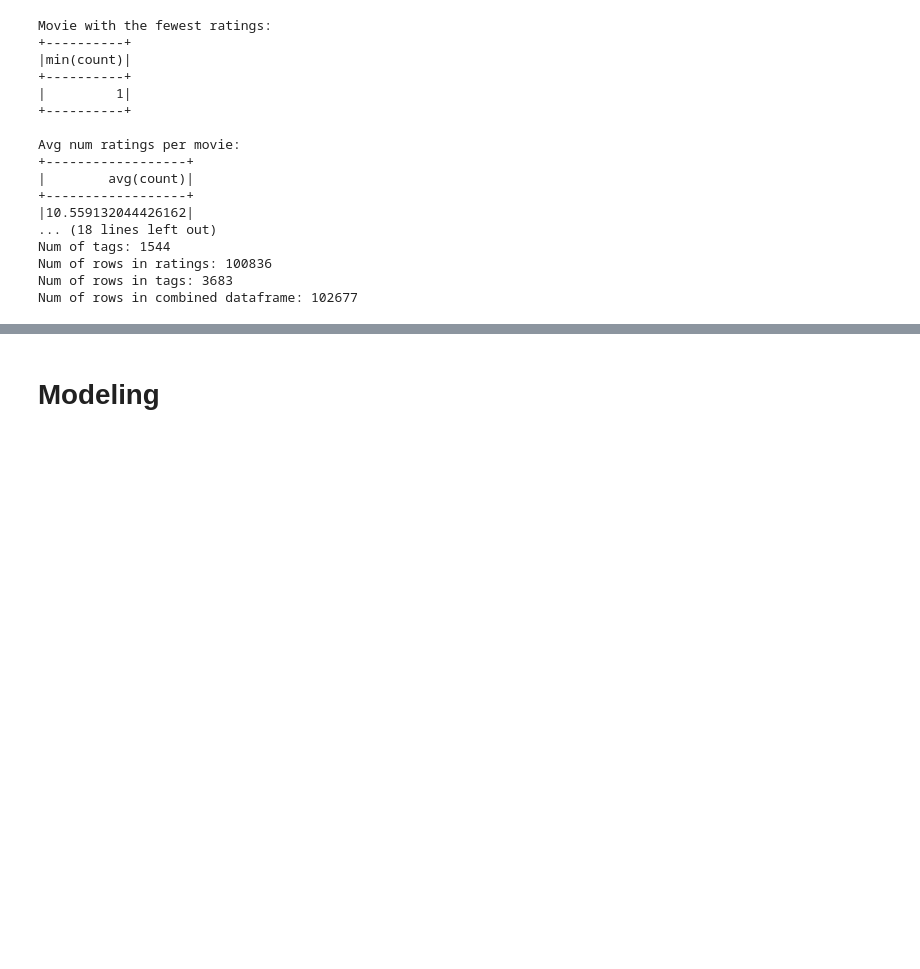
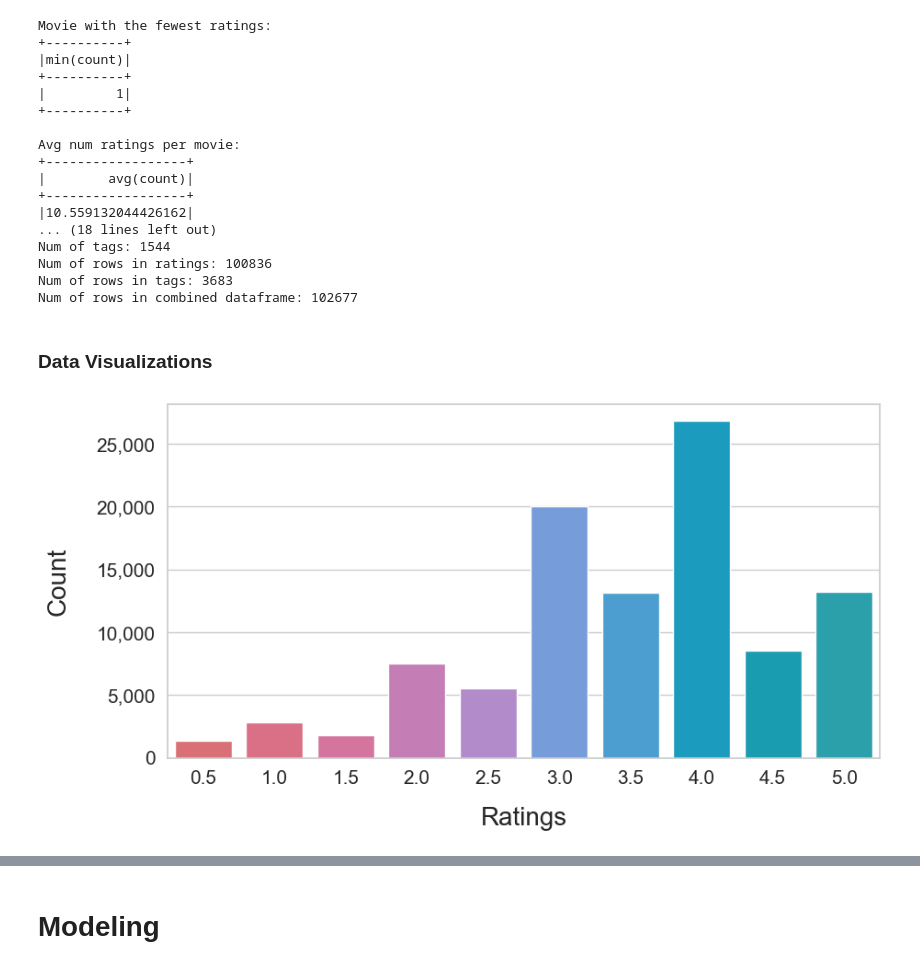
Before and after one commit to SinShady/Movie-Recommender, a Jupyter notebook: notebooks/exploratory/Sindhu-eda.ipynb, the cells around one changed output, grey strips where cells are left out. Drawn from its saved outputs; the diff is of its cells as text; code cells hidden in the pictures; blank space fills up the shorter version.

```diff
--- a/notebooks/exploratory/Sindhu-eda.ipynb
+++ b/notebooks/exploratory/Sindhu-eda.ipynb
@@ -209,3 +158,30 @@ Num of tags: 1544
 Num of rows in ratings: 100836
 Num of rows in tags: 3683
 Num of rows in combined dataframe: 102677
+# %% [markdown]
+### Data Visualizations
+# %%
+ratings_pd = pd.read_csv("../../data/ml-latest-small/ratings.csv")
+
+# Create an array with the colors you want to use
+# https://colordesigner.io/gradient-generator
+# link generates a list of hex values between 2 given hexes
+# Now I can match the powerpoint
+hex_list = ["#eb5e68", "#ec5e7a", "#e4649d", "#d171bc", "#b580d4",
+            "#669ae9", "#35a4e5", "#00abd9", "#00afc8", "#17b1bf"]
+# Set your custom color palette
+my_palette = sns.color_palette(hex_list, as_cmap=True)
+
+plt.style.use('default')
+sns.set(context = 'notebook', style = 'whitegrid', font_scale=1)
+
+plt.figure(figsize = (10, 5))
+ax = sns.countplot(x="rating", data=ratings_pd, alpha=1, palette = my_palette)
+plt.tick_params(labelsize = 15)
+# plt.title("Distribution of Ratings in Movie Database", fontsize = 20)
+plt.xlabel("Ratings", fontsize = 20, labelpad=15)
+plt.ylabel("Count", fontsize = 20,labelpad=20)
+ax.yaxis.set_major_formatter(ticker.StrMethodFormatter('{x:,.0f}'))
+plt.savefig('../../reports/figures/ratings_dist.png', bbox_inches='tight', transparent=True);
+# %% [output]
+[figure, added]
```
Also changed, not shown: parts of 29 cells of this notebook, 13 other files.
